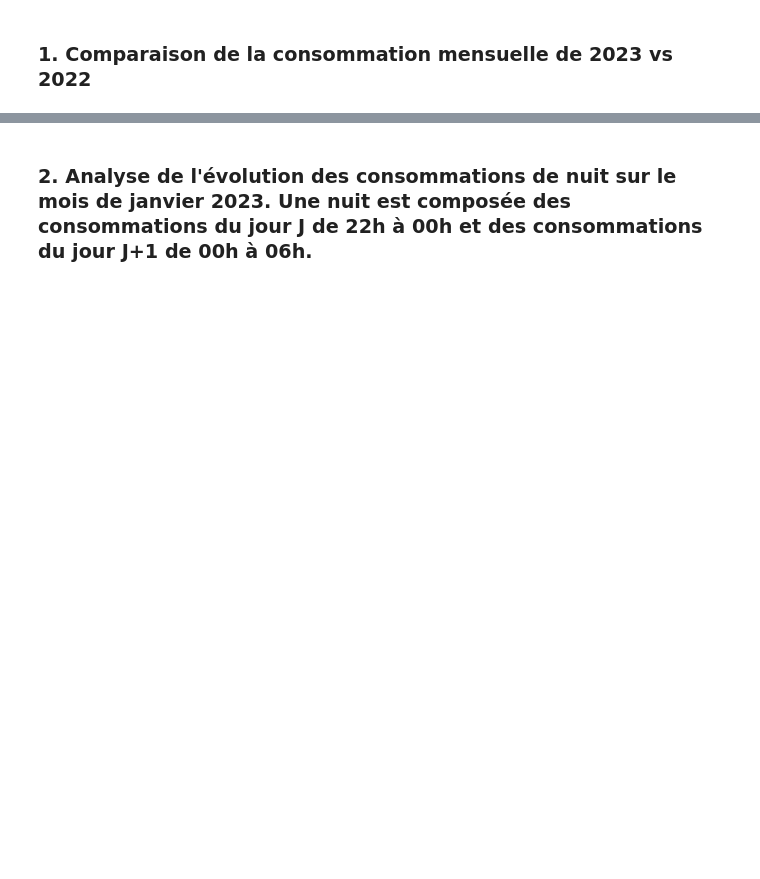
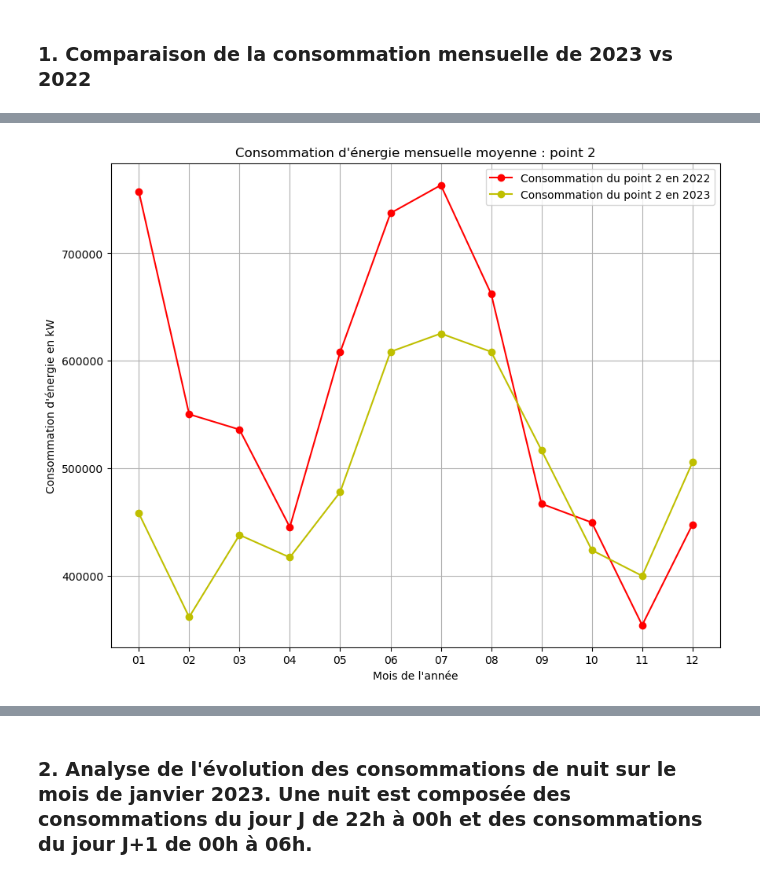
Before and after one commit to randyno/Analyse-de-consosmmations-energetiques, a Jupyter notebook: Test_Technique_Alternance_Data_Scientist.ipynb, the cells around one changed output, grey strips where cells are left out. Drawn from its saved outputs; the diff is of its cells as text; code cells hidden in the pictures; blank space fills up the shorter version.

```diff
--- a/Test_Technique_Alternance_Data_Scientist.ipynb
+++ b/Test_Technique_Alternance_Data_Scientist.ipynb
@@ -114,0 +121,4 @@ plt.show()
+# %%
+monthly_conso_report(conso22_2, conso23_2, 2)
+# %% [output]
+[figure, added]
```
Also changed, not shown: parts of 31 cells of this notebook.
